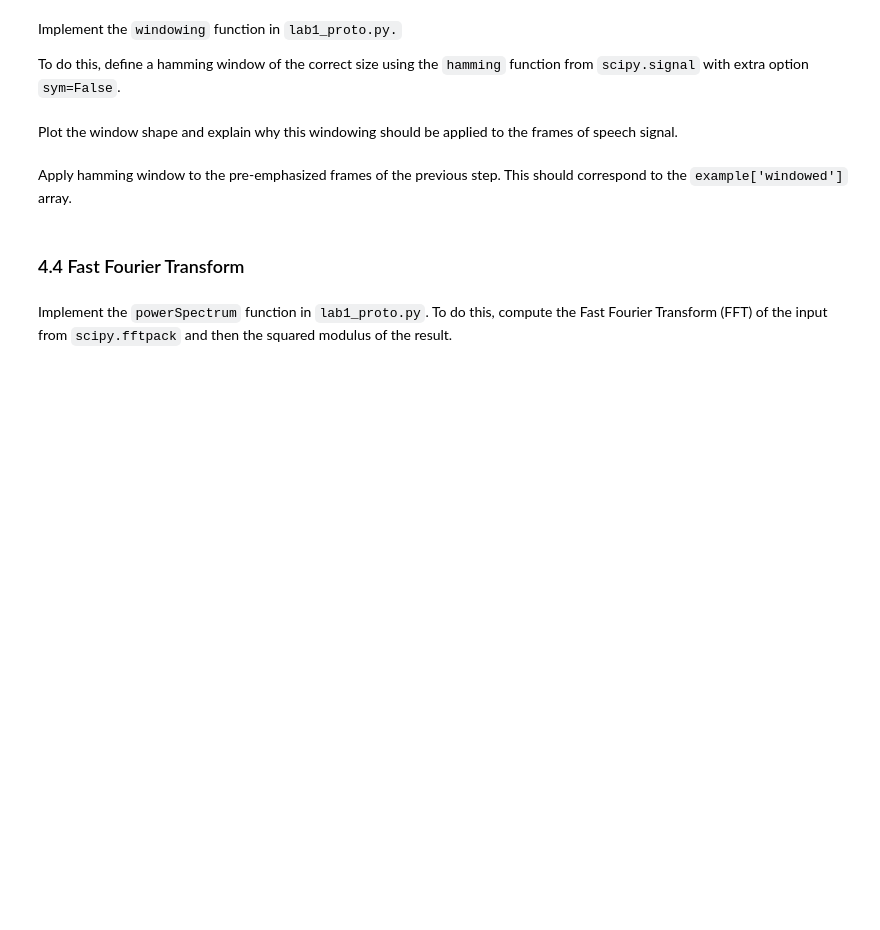
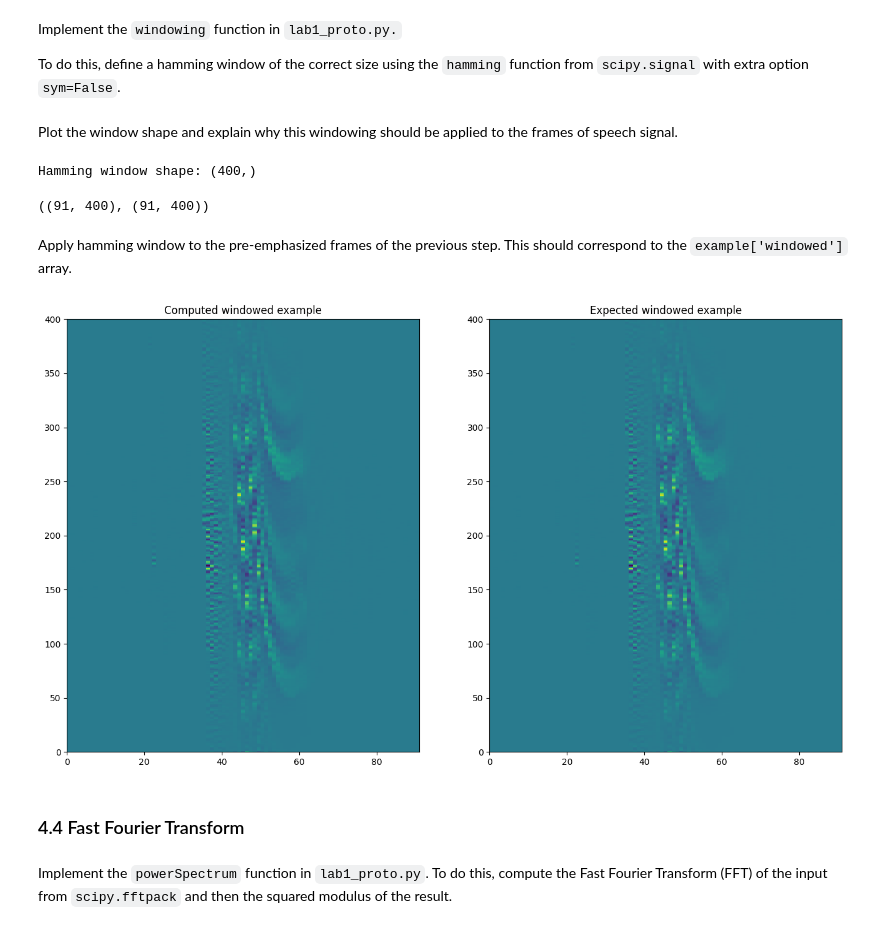
Before and after one commit to celdot/Speech_Speaker_Recognition, a Jupyter notebook: Assignements/lab1/lab1.ipynb, the cells around one changed output. Drawn from its saved outputs; the diff is of its cells as text; code cells hidden in the pictures; blank space fills up the shorter version.

```diff
--- a/Assignements/lab1/lab1.ipynb
+++ b/Assignements/lab1/lab1.ipynb
@@ -63,8 +113,28 @@ Implement the `windowing` function in `lab1_proto.py.`
 To do this, define a hamming window of the correct size using the `hamming` function from `scipy.signal` with extra option `sym=False`.
 # %% [markdown]
 Plot the window shape and explain why this windowing should be applied to the frames of speech signal.
+# %%
+computed_windowed = proto.windowing(computed_preemp)
+# %%
+hamming_window = scipy.signal.hamming(computed_preemp.shape[1], sym=False)
+print("Hamming window shape:", hamming_window.shape)
+# %% [output]
+Hamming window shape: (400,)
+# %%
+computed_windowed.shape, example['windowed'].shape
+# %% [output]
+((91, 400), (91, 400))
 # %% [markdown]
 Apply hamming window to the pre-emphasized frames of the previous step. This should correspond to the `example['windowed']` array.
+# %%
+fig, ax = plt.subplots(1, 2, figsize=(16, 9))
+ax[0].pcolormesh(computed_windowed.T)
+ax[0].set_title('Computed windowed example')
+ax[1].pcolormesh(example['windowed'].T)
+ax[1].set_title('Expected windowed example')
+plt.show()
+# %% [output]
+[figure, added]
 # %% [markdown]
 ### 4.4 Fast Fourier Transform
 # %% [markdown]
```
Also changed, not shown: parts of 45 cells of this notebook, 2 other files.
